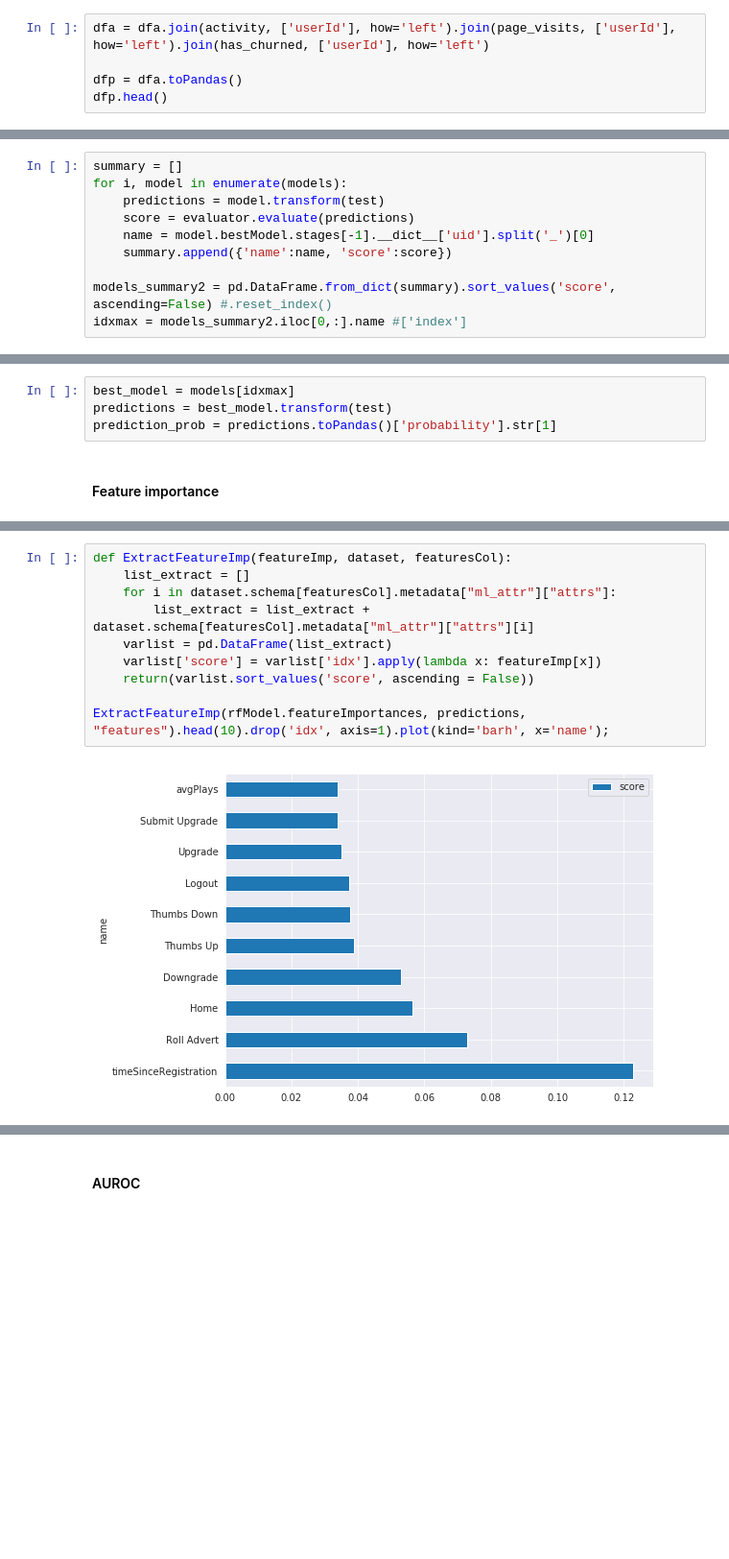
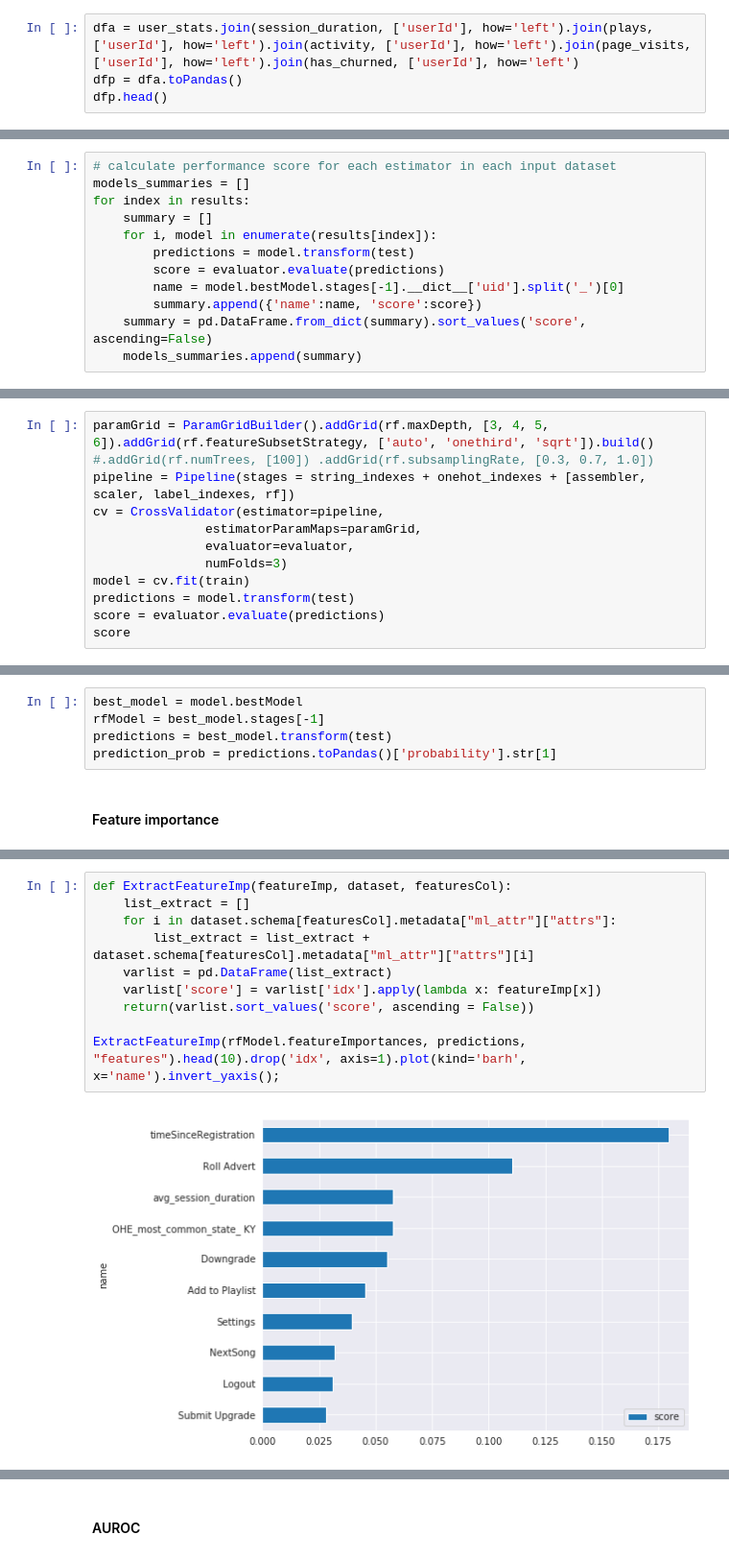
Before and after one commit to nils-R/udacity_datascience_nanodegree, a Jupyter notebook: term2/project_files/Capstone/Sparkify.ipynb, the cells around one changed output, grey strips where cells are left out. Shown at 96% size. Cells and saved outputs as stored; diff of their text form; blank space fills up the shorter version.

Commit message:
updated model and added readme

```diff
--- a/term2/project_files/Capstone/Sparkify.ipynb
+++ b/term2/project_files/Capstone/Sparkify.ipynb
@@ -227,6 +196,5 @@ dfa = user_stats.join(session_duration, ['userId'], how='left').join(plays, ['us
 # %%
-dfa = dfa.join(activity, ['userId'], how='left').join(page_visits, ['userId'], how='left').join(has_churned, ['userId'], how='left')
-
+dfa = user_stats.join(session_duration, ['userId'], how='left').join(plays, ['userId'], how='left').join(activity, ['userId'], how='left').join(page_visits, ['userId'], how='left').join(has_churned, ['userId'], how='left')
 dfp = dfa.toPandas()
 dfp.head()
 # %% [output]
@@ -339,13 +325,15 @@ for model in model_candidates:
 # %%
-summary = []
-for i, model in enumerate(models):
-    predictions = model.transform(test)
-    score = evaluator.evaluate(predictions)
-    name = model.bestModel.stages[-1].__dict__['uid'].split('_')[0]
-    summary.append({'name':name, 'score':score})
-
-models_summary2 = pd.DataFrame.from_dict(summary).sort_values('score', ascending=False) #.reset_index()
-idxmax = models_summary2.iloc[0,:].name #['index']
+# calculate performance score for each estimator in each input dataset
+models_summaries = []
+for index in results:
+    summary = []
+    for i, model in enumerate(results[index]):
+        predictions = model.transform(test)
+        score = evaluator.evaluate(predictions)
+        name = model.bestModel.stages[-1].__dict__['uid'].split('_')[0]
+        summary.append({'name':name, 'score':score})
+    summary = pd.DataFrame.from_dict(summary).sort_values('score', ascending=False)
+    models_summaries.append(summary)
 # %%
 def display_side_by_side(*args):
     html_str=''
@@ -372,0 +358,11 @@ gbtModel = get_estimator(models, models_summary, 'GBTClassifier')
+# %%
+paramGrid = ParamGridBuilder().addGrid(rf.maxDepth, [3, 4, 5, 6]).addGrid(rf.featureSubsetStrategy, ['auto', 'onethird', 'sqrt']).build() #.addGrid(rf.numTrees, [100]) .addGrid(rf.subsamplingRate, [0.3, 0.7, 1.0])
+pipeline = Pipeline(stages = string_indexes + onehot_indexes + [assembler, scaler, label_indexes, rf])
+cv = CrossValidator(estimator=pipeline,
+               estimatorParamMaps=paramGrid,
+               evaluator=evaluator,
+               numFolds=3)
+model = cv.fit(train)
+predictions = model.transform(test)
+score = evaluator.evaluate(predictions)
+score
@@ -373,5 +395,6 @@ gbtModel = get_estimator(models, models_summary, 'GBTClassifier')
 # %%
-best_model = models[idxmax]
+best_model = model.bestModel
+rfModel = best_model.stages[-1]
 predictions = best_model.transform(test)
 prediction_prob = predictions.toPandas()['probability'].str[1]
 # %% [markdown]
@@ -379,12 +404,12 @@ prediction_prob = predictions.toPandas()['probability'].str[1]
 # %%
 def ExtractFeatureImp(featureImp, dataset, featuresCol):
     list_extract = []
     for i in dataset.schema[featuresCol].metadata["ml_attr"]["attrs"]:
         list_extract = list_extract + dataset.schema[featuresCol].metadata["ml_attr"]["attrs"][i]
     varlist = pd.DataFrame(list_extract)
     varlist['score'] = varlist['idx'].apply(lambda x: featureImp[x])
     return(varlist.sort_values('score', ascending = False))
 
-ExtractFeatureImp(rfModel.featureImportances, predictions, "features").head(10).drop('idx', axis=1).plot(kind='barh', x='name');
+ExtractFeatureImp(rfModel.featureImportances, predictions, "features").head(10).drop('idx', axis=1).plot(kind='barh', x='name').invert_yaxis();
 # %% [output]
-[figure, old version]
+[figure, new version]
```
Also changed, not shown: parts of 45 cells of this notebook, 1 other file.
